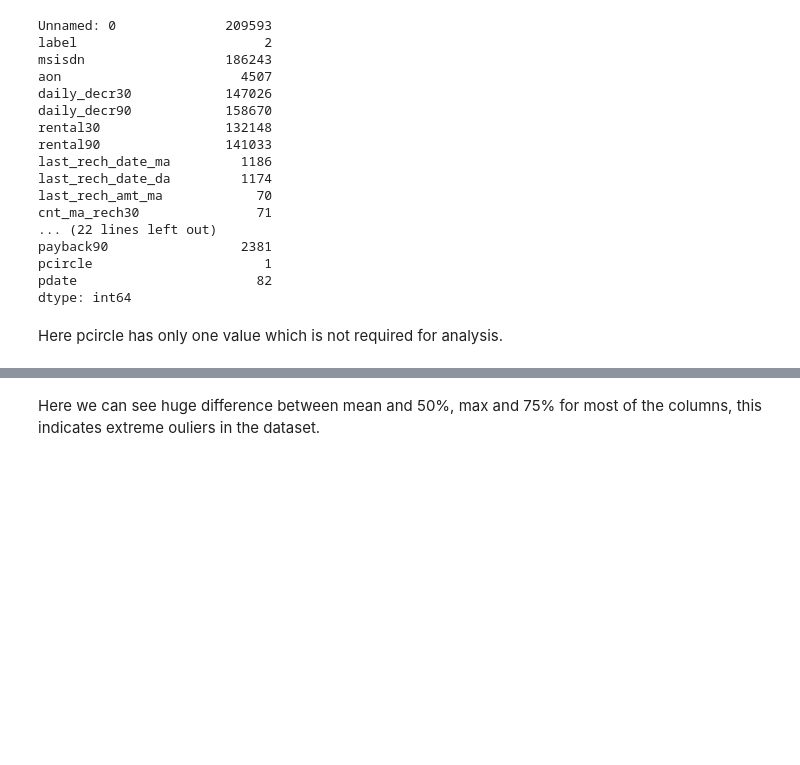
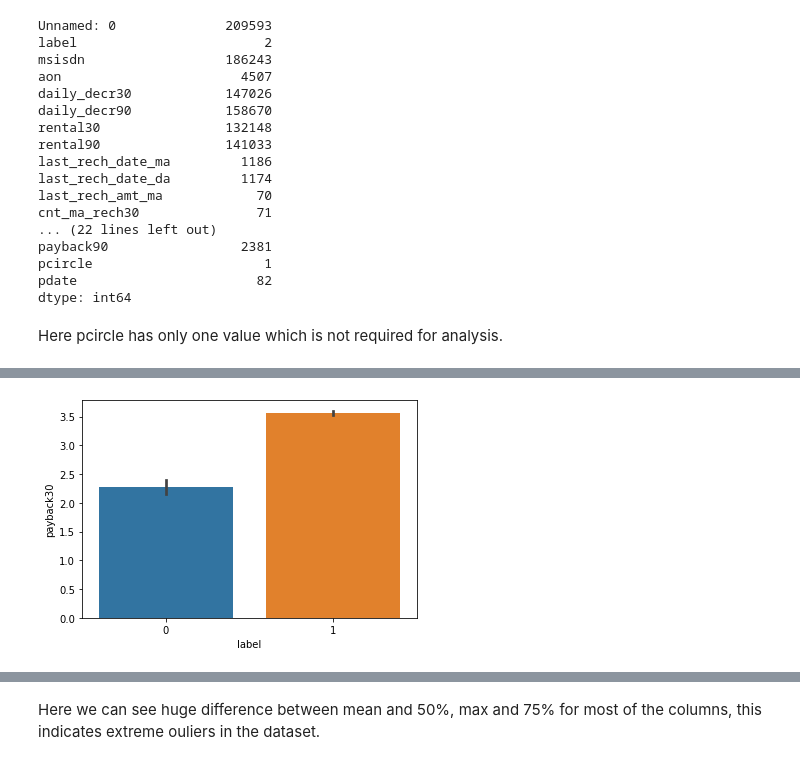
Before and after one commit to rakeshravi303/Flip_Robo, a Jupyter notebook: Micro_Credit_Defaulter/micro_credit_loan.ipynb, the cells around one changed output, grey strips where cells are left out. Saved outputs shown, nothing was run; the diff lists cells and outputs as text; code cells hidden in the pictures; blank space fills up the shorter version.

```diff
--- a/Micro_Credit_Defaulter/micro_credit_loan.ipynb
+++ b/Micro_Credit_Defaulter/micro_credit_loan.ipynb
@@ -140,0 +180,5 @@ dtype: object
+# %%
+sns.barplot(x=df['label'],y=df['payback30'],data=df)
+plt.show()
+# %% [output]
+[figure, added]
```
Also changed, not shown: parts of 60 cells of this notebook.
